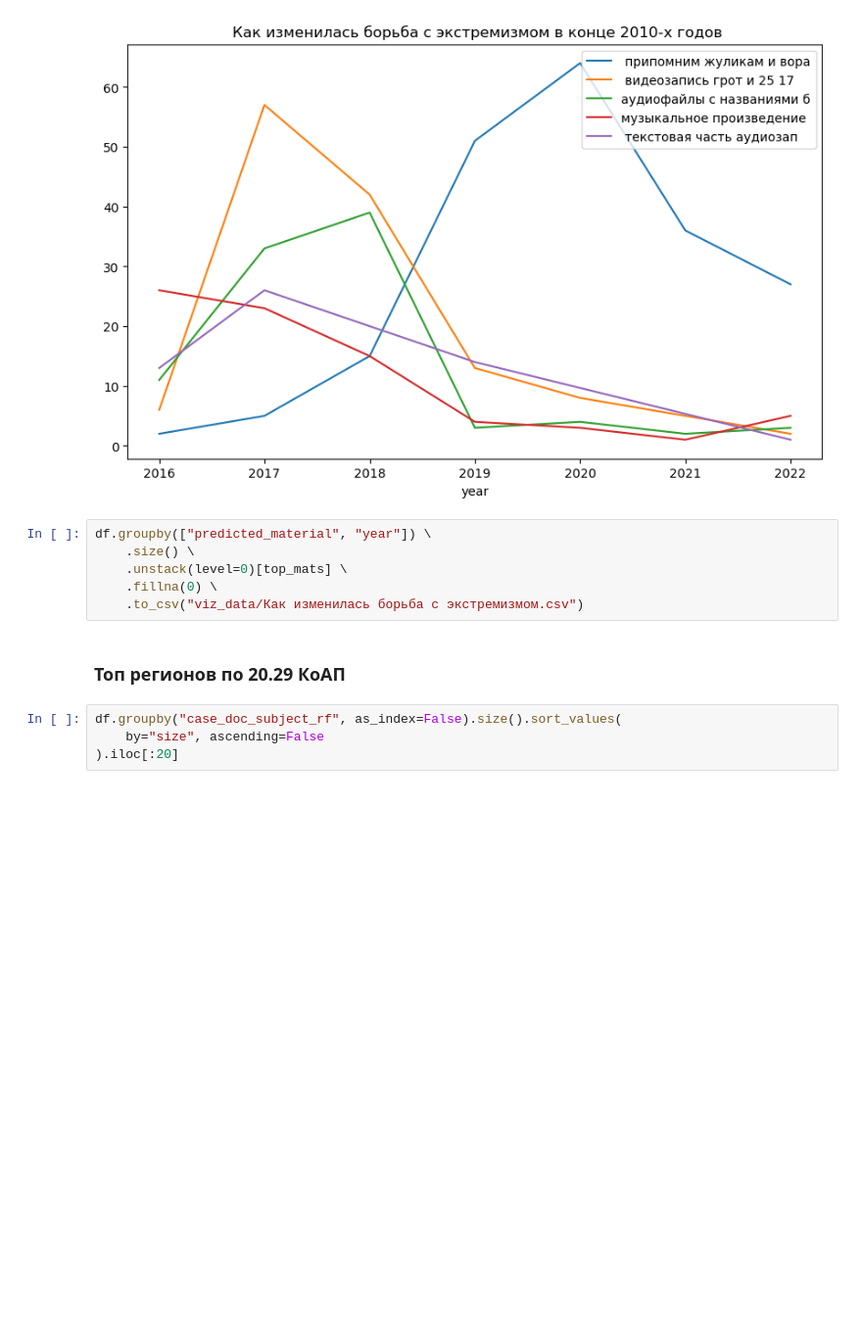
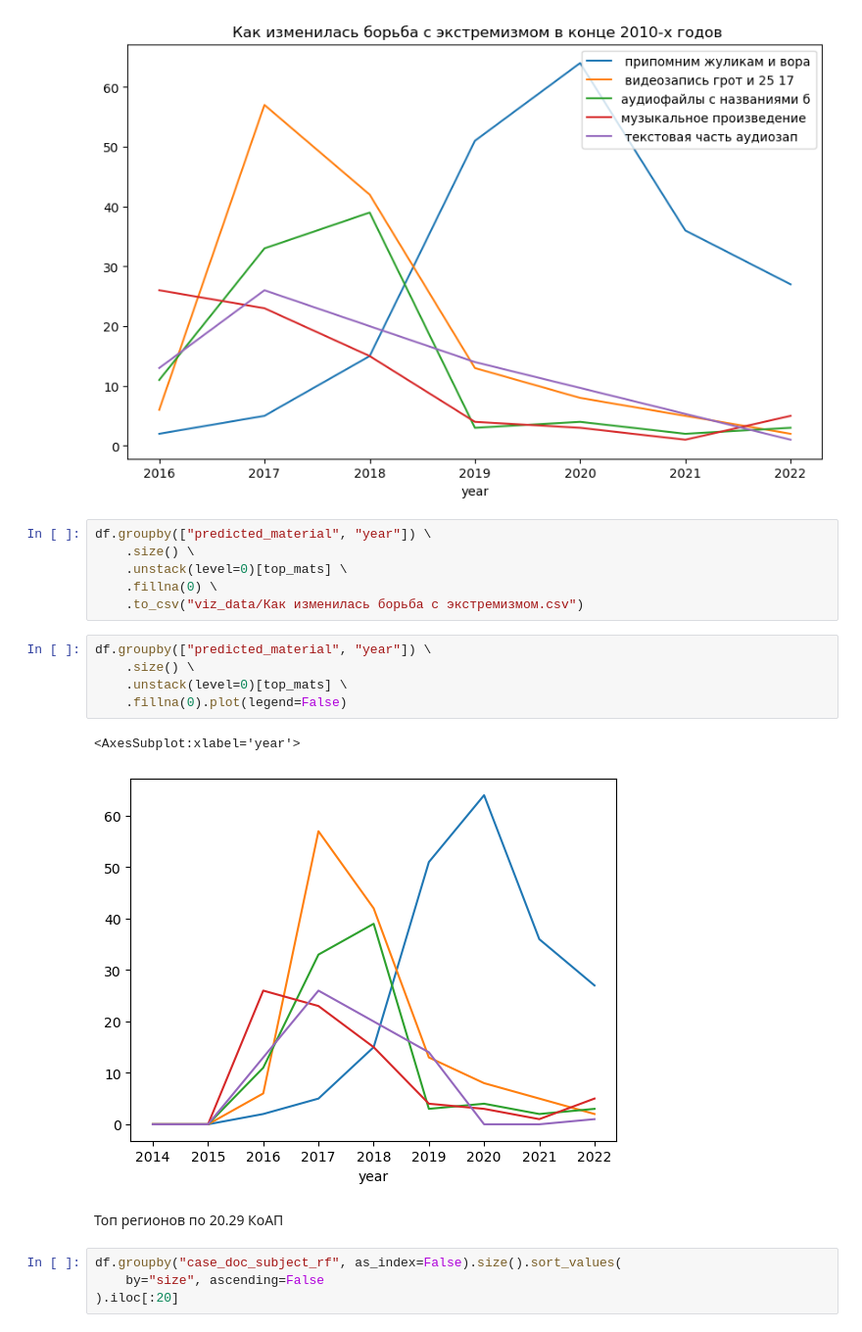
Before and after one commit to kkruglik/extr_mat_prerelease, a Jupyter notebook: release_notebook.ipynb, the cells around one changed output. Shown: that part at 98% size. Saved outputs shown, nothing was run; the diff lists cells and outputs as text; blank space fills up the shorter version.

```diff
--- a/release_notebook.ipynb
+++ b/release_notebook.ipynb
@@ -94,8 +114,16 @@ df.groupby(["predicted_material", "year"]) \
     .unstack(level=0)[top_mats] \
     .fillna(0) \
     .to_csv("viz_data/Как изменилась борьба с экстремизмом.csv")
+# %%
+df.groupby(["predicted_material", "year"]) \
+    .size() \
+    .unstack(level=0)[top_mats] \
+    .fillna(0).plot(legend=False)
+# %% [output]
+<AxesSubplot:xlabel='year'>
+[figure, added]
 # %% [markdown]
-### Топ регионов по 20.29 КоАП
+Топ регионов по 20.29 КоАП
 # %%
 df.groupby("case_doc_subject_rf", as_index=False).size().sort_values(
     by="size", ascending=False
```
Also changed, not shown: parts of 22 cells of this notebook.
